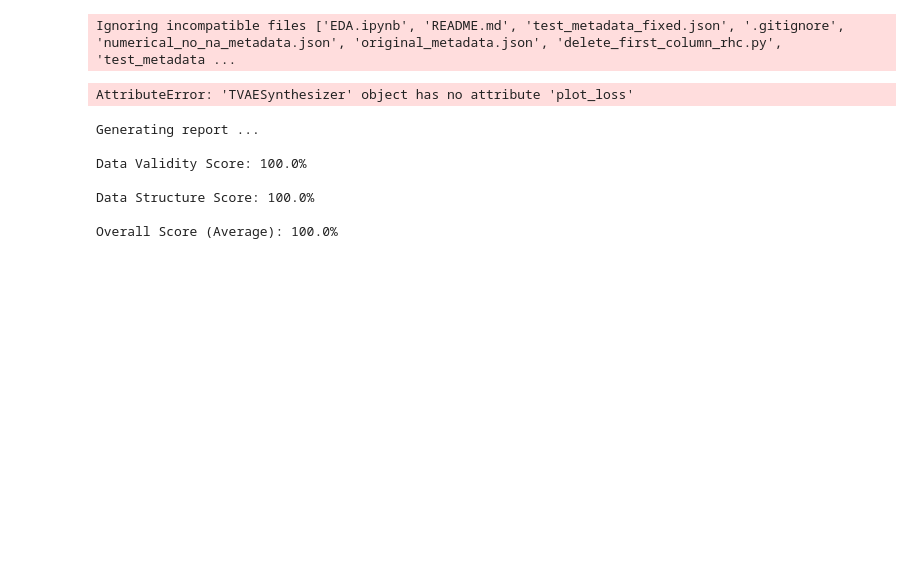
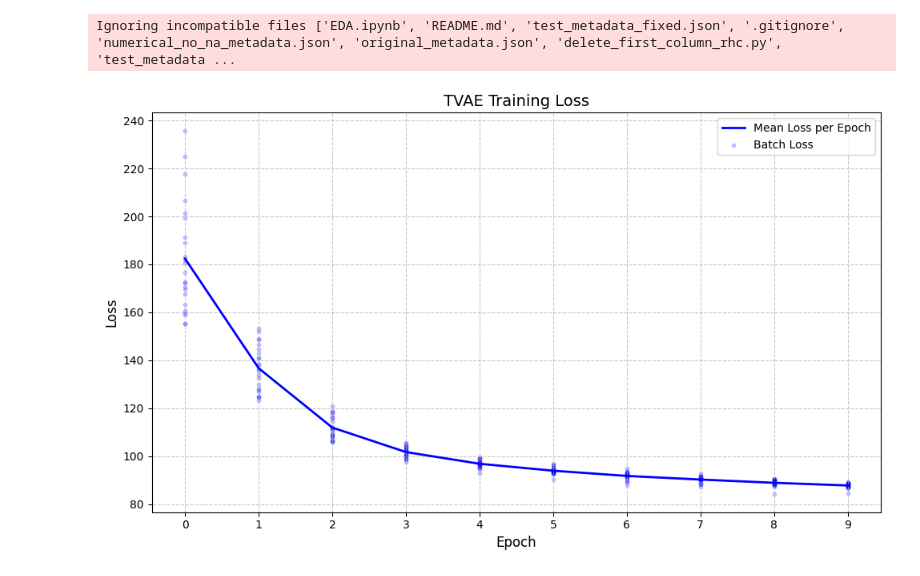
Before and after one commit to Martinfacot/tVAE_project, a Jupyter notebook: tVAE_base/test.ipynb, the cells around one changed output. Drawn from its saved outputs; the diff is of its cells as text; code cells hidden in the pictures; blank space fills up the shorter version.

```diff
--- a/tVAE_base/test.ipynb
+++ b/tVAE_base/test.ipynb
@@ -44,15 +43,15 @@ model = TVAESynthesizer(
         l2scale=1e-5,
         batch_size=256,
         verbose=True,
-        epochs=500,
+        epochs=10,
         loss_factor=2,
 )
 
 model.fit(rhc_data)
-# %%
-model.plot_loss(show_batch_loss=True, smoothing=5)
-# %% [output]
-AttributeError: 'TVAESynthesizer' object has no attribute 'plot_loss'
+# %%
+model.plot_loss(show_batch_loss=True);  # Note the semicolon
+# %% [output]
+[figure, added]
 # %%
 model_name = 'tvae3_ep500_compress32'
 model_filepath = f'test_model_{model_name}.pkl'
@@ -71,14 +70,6 @@ diagnostic = run_diagnostic(
     synthetic_data=synthetic_data,
     metadata=metadata
 )
-# %% [output]
-Generating report ...
-
-Data Validity Score: 100.0%
-
-Data Structure Score: 100.0%
-
-Overall Score (Average): 100.0%
 # %%
 quality_report = evaluate_quality(
     rhc_data,
```
Also changed, not shown: parts of 3 cells of this notebook.
